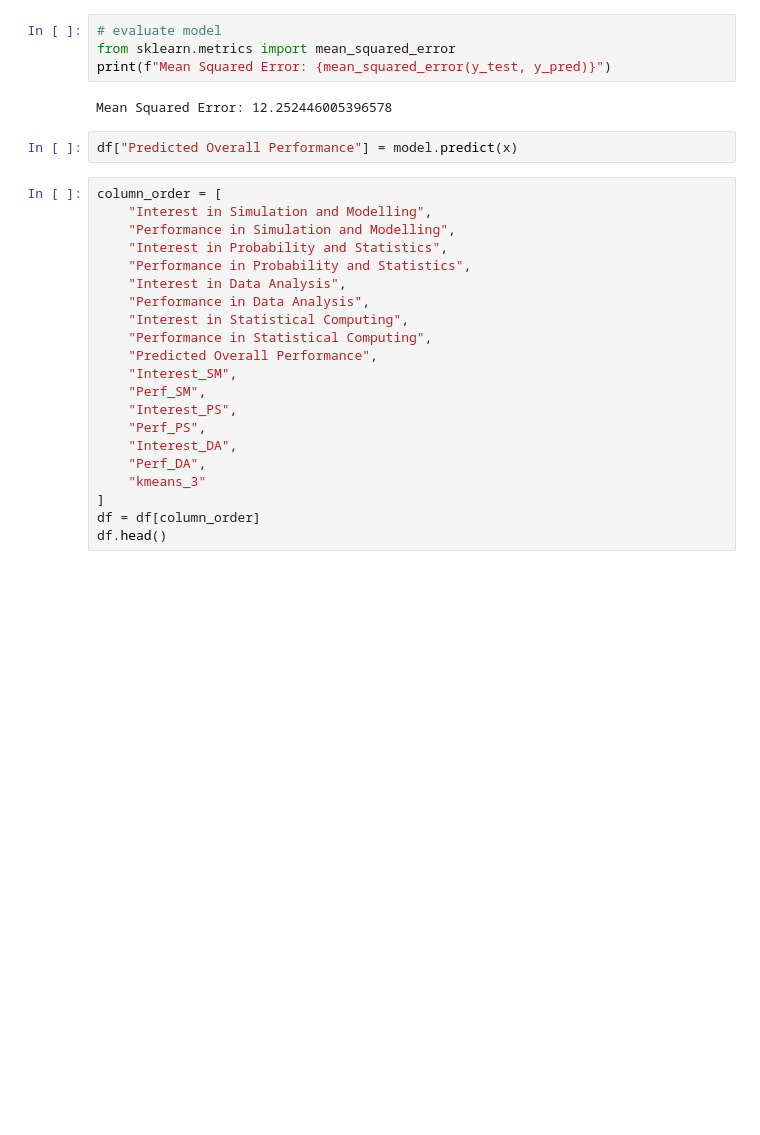
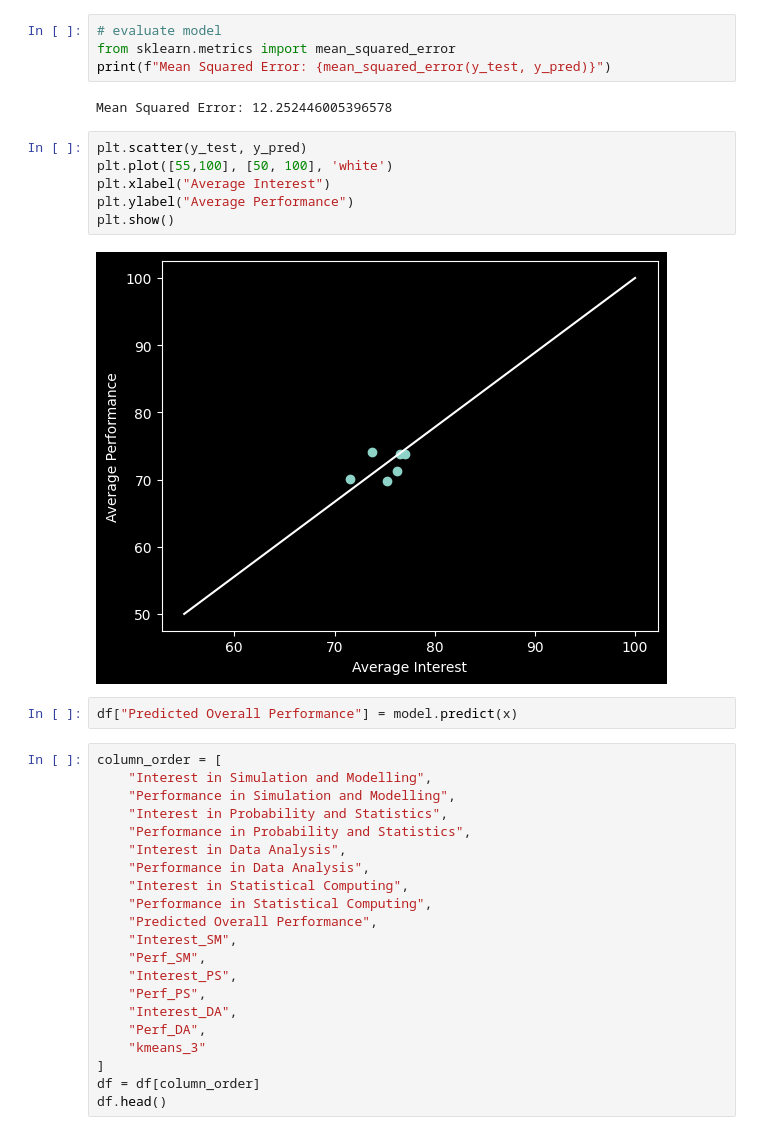
Before and after one commit to RafaelAngeloChristianto/Student-Performance-Prediction-And-Recommender, a Jupyter notebook: main.ipynb, the cells around one changed output. Saved outputs shown, nothing was run; the diff lists cells and outputs as text; blank space fills up the shorter version.

```diff
--- a/main.ipynb
+++ b/main.ipynb
@@ -284,6 +284,14 @@ from sklearn.metrics import mean_squared_error
 print(f"Mean Squared Error: {mean_squared_error(y_test, y_pred)}")
 # %% [output]
 Mean Squared Error: 12.252446005396578
+# %%
+plt.scatter(y_test, y_pred)
+plt.plot([55,100], [50, 100], 'white')
+plt.xlabel("Average Interest")
+plt.ylabel("Average Performance")
+plt.show()
+# %% [output]
+[figure, added]
 # %%
 df["Predicted Overall Performance"] = model.predict(x)
 # %%
```
Also changed, not shown: parts of 1 cell of this notebook.
